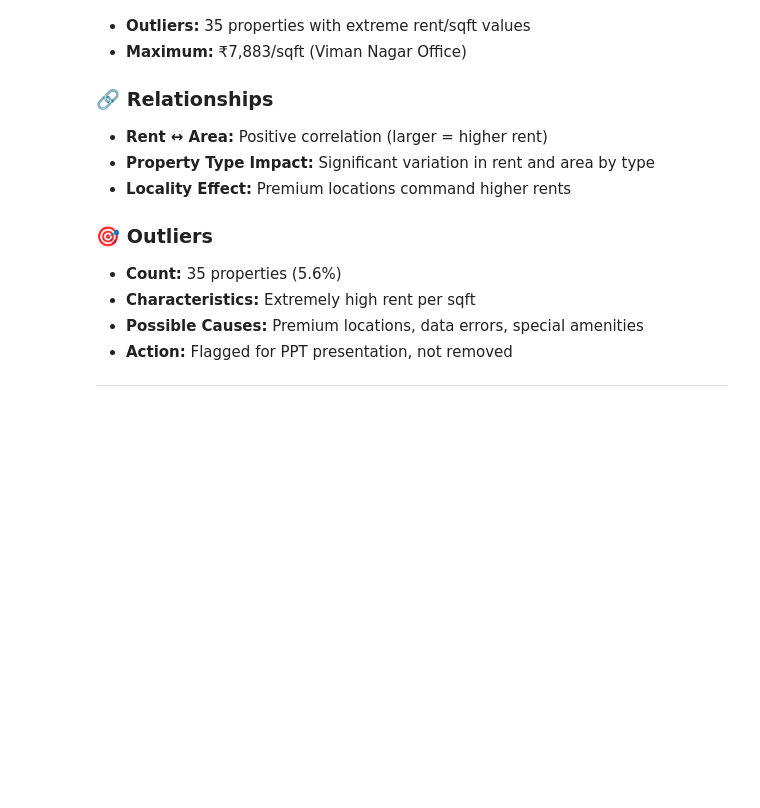
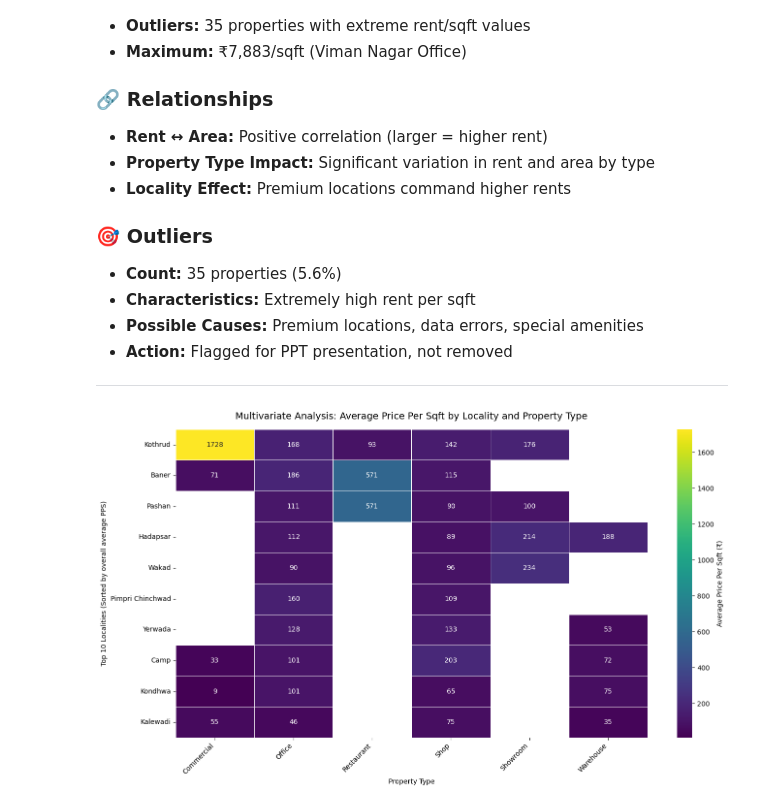
Before and after one commit to Rohit-Girhe/Web-Scrapping-Project, a Jupyter notebook: Visualizations_UPDATED.ipynb, the cells around one changed output. Saved outputs shown, nothing was run; the diff lists cells and outputs as text; code cells hidden in the pictures; blank space fills up the shorter version.

Commit message:
Updated the visuals

```diff
--- a/Visualizations_UPDATED.ipynb
+++ b/Visualizations_UPDATED.ipynb
@@ -769,3 +769,53 @@ Top 10 Localities by Count:
 - **Action:** Flagged for PPT presentation, not removed
 
 ---
+# %%
+import pandas as pd
+import seaborn as sns
+import matplotlib.pyplot as plt
+
+# 1. Load the data (assuming the file is in the current working directory)
+df = pd.read_csv("pune_commercial_listings_cleaned.csv")
+
+# 2. Filter data: Select the top 10 localities by listing count
+top10_localities = df['locality'].value_counts().head(10).index
+df_filtered = df[df['locality'].isin(top10_localities)]
+
+# 3. Create the Pivot Table: Mean Price Per Square Foot (PPS)
+# This calculation gives the average value (PPS) for every unique combination of Locality and Property Type.
+pivot_table = pd.pivot_table(
+    df_filtered,
+    values='price_per_sqft',
+    index='locality',
+    columns='property_type',
+    aggfunc='mean'
+).round(0)
+
+# 4. Sort the Pivot Table (Rows) for better visual hierarchy
+# Sort rows by the overall average PPS for that locality, placing the most expensive at the top.
+pivot_table['mean_pps'] = pivot_table.mean(axis=1)
+pivot_table = pivot_table.sort_values(by='mean_pps', ascending=False).drop(columns='mean_pps')
+
+# 5. Generate the Heatmap Visualization
+plt.figure(figsize=(14, 8))
+sns.heatmap(
+    pivot_table,
+    annot=True,              # Display the numerical value in each cell
+    fmt=".0f",               # Format the annotation as a whole number (no decimals)
+    cmap='viridis',          # Use a color map that transitions well (yellow-green-blue)
+    linewidths=.5,           # Add borders between cells
+    cbar_kws={'label': 'Average Price Per Sqft (₹)'} # Label the color bar
+)
+
+plt.title('Multivariate Analysis: Average Price Per Sqft by Locality and Property Type', fontsize=14, pad=15)
+plt.ylabel('Top 10 Localities (Sorted by overall average PPS)')
+plt.xlabel('Property Type')
+plt.xticks(rotation=45, ha='right')
+plt.yticks(rotation=0)
+plt.tight_layout()
+
+# Save the plot
+plt.show() # Use plt.show() in a notebook to display the plot
+# plt.savefig('heatmap_pps_by_locality_type.png') # Use this line if you want to save the image to a file
+# %% [output]
+[figure, added]
```
Also changed, not shown: 22 other files.
